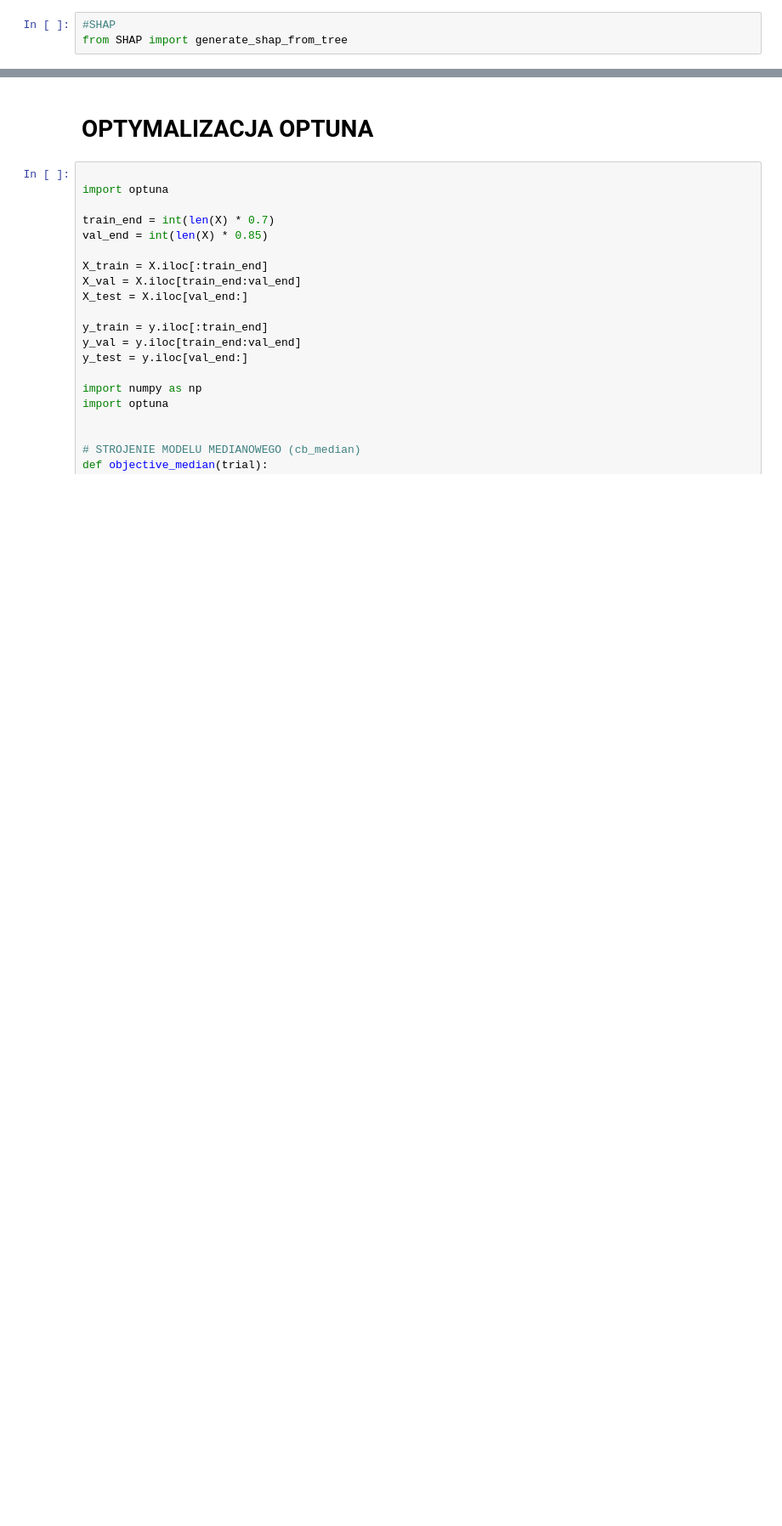
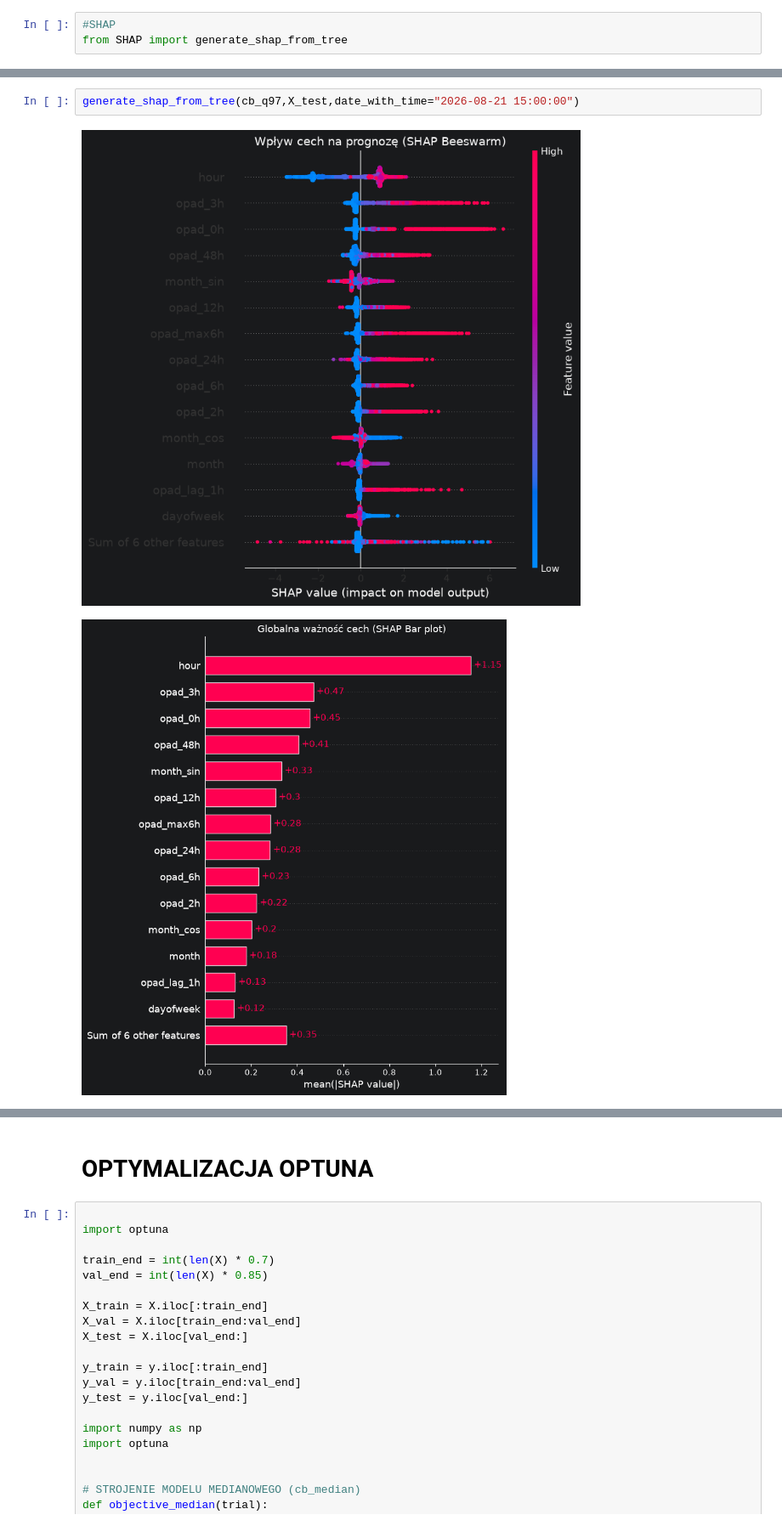
Before and after one commit to mxrtaaa/Hackaton_Smart_Water_Challenge_2026, a Jupyter notebook: models/final/CatBoost RYBNIK PNB1.ipynb, the cells around one changed output, grey strips where cells are left out. Shown at 85% size. Saved outputs shown, nothing was run; the diff lists cells and outputs as text; blank space fills up the shorter version.

```diff
--- a/models/final/CatBoost RYBNIK PNB1.ipynb
+++ b/models/final/CatBoost RYBNIK PNB1.ipynb
@@ -178,0 +192,5 @@ generate_shap_from_tree(cb_q97,X_test,date_with_time="2024-12-21 15:00:00")
+# %%
+generate_shap_from_tree(cb_q97,X_test,date_with_time="2026-08-21 15:00:00")
+# %% [output]
+[figure, added]
+[figure, added]
```
Also changed, not shown: parts of 15 cells of this notebook, 12 other files.
